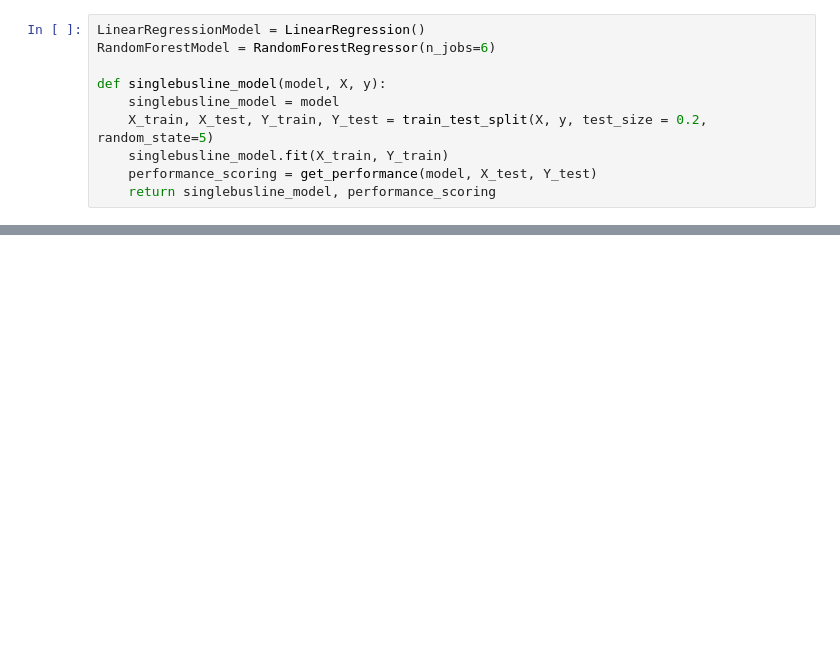
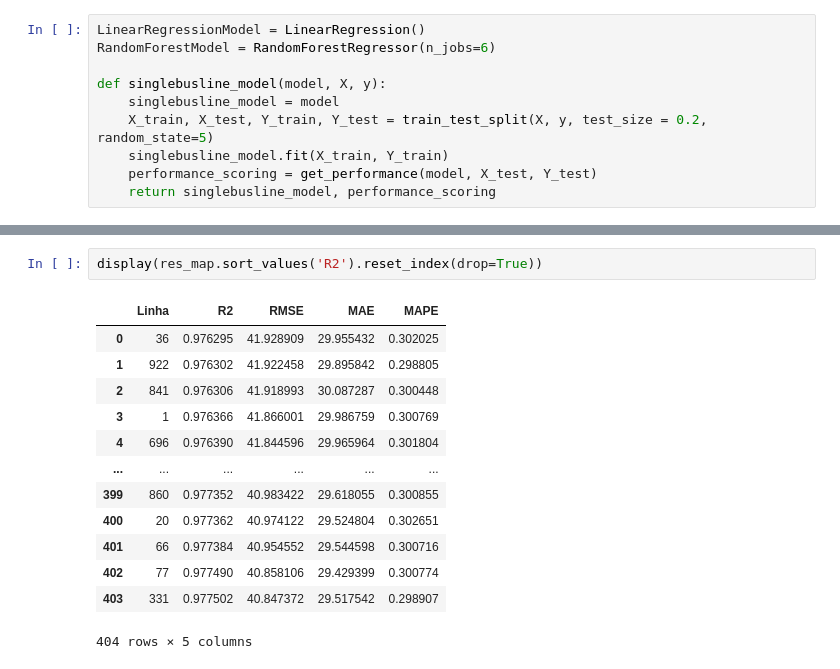
Before and after one commit to medeirosvictor/ds-mobilidade-urbana-fortaleza, a Jupyter notebook: PrevEmbarque-TradicionalSimples-SemSerieTemporal.ipynb, the cells around one changed output, grey strips where cells are left out. Saved outputs shown, nothing was run; the diff lists cells and outputs as text; blank space fills up the shorter version.

```diff
--- a/PrevEmbarque-TradicionalSimples-SemSerieTemporal.ipynb
+++ b/PrevEmbarque-TradicionalSimples-SemSerieTemporal.ipynb
@@ -217,0 +221,16 @@ plt.plot(d_prev)
+# %%
+display(res_map.sort_values('R2').reset_index(drop=True))
+# %% [output]
+|  | Linha | R2 | RMSE | MAE | MAPE |
+| 0 | 36 | 0.976295 | 41.928909 | 29.955432 | 0.302025 |
+| 1 | 922 | 0.976302 | 41.922458 | 29.895842 | 0.298805 |
+| 2 | 841 | 0.976306 | 41.918993 | 30.087287 | 0.300448 |
+| 3 | 1 | 0.976366 | 41.866001 | 29.986759 | 0.300769 |
+| 4 | 696 | 0.976390 | 41.844596 | 29.965964 | 0.301804 |
+| ... | ... | ... | ... | ... | ... |
+| 399 | 860 | 0.977352 | 40.983422 | 29.618055 | 0.300855 |
+| 400 | 20 | 0.977362 | 40.974122 | 29.524804 | 0.302651 |
+| 401 | 66 | 0.977384 | 40.954552 | 29.544598 | 0.300716 |
+| 402 | 77 | 0.977490 | 40.858106 | 29.429399 | 0.300774 |
+| 403 | 331 | 0.977502 | 40.847372 | 29.517542 | 0.298907 |
+404 rows × 5 columns
```
Also changed, not shown: parts of 8 cells of this notebook, 3 other files.
